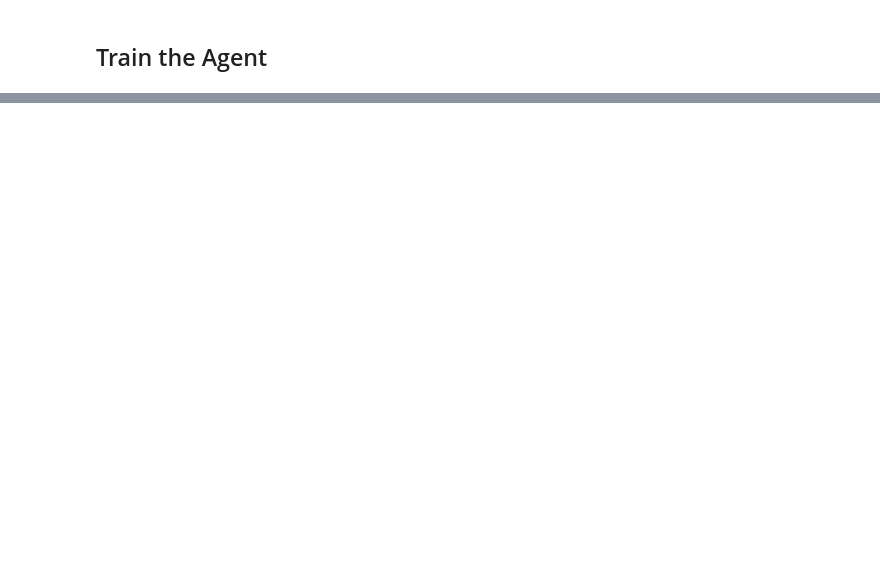
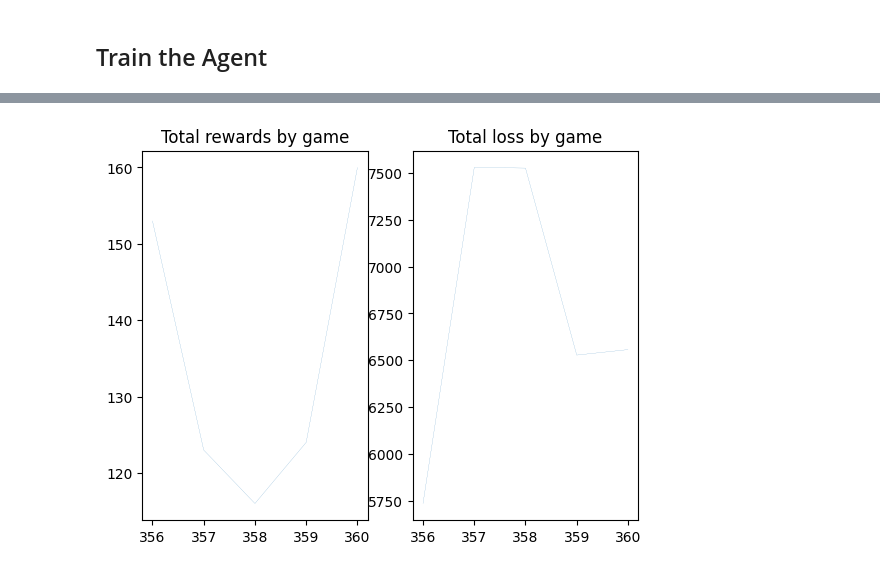
Before and after one commit to shogi-ai/environment, a Jupyter notebook: src/shogi_training.ipynb, the cells around one changed output, grey strips where cells are left out. Cells and saved outputs as stored; diff of their text form; code cells hidden in the pictures; blank space fills up the shorter version.

Commit message:
Added final training tuning shogi and game history

```diff
--- a/src/shogi_training.ipynb
+++ b/src/shogi_training.ipynb
@@ -20,7 +52,7 @@ def play_game(environment: ShogiEnv, player: ShogiAgent) -> (float, bool, bool):
     terminated = False
     truncated = False
     state = environment.reset()
-    agent.reset()
+    # agent.reset()
 
     while not terminated and not truncated:
         current_state = state
@@ -32,7 +64,7 @@ def play_game(environment: ShogiEnv, player: ShogiAgent) -> (float, bool, bool):
         next_state_valid_moves, _ = player.mask_and_valid_moves(environment)
 
         # Update the player
-        player.adaptive_e_greedy()
+        # player.adaptive_e_greedy()
         player.remember(
             1 + reward,
             mask_index,
@@ -51,8 +83,3 @@ def play_game(environment: ShogiEnv, player: ShogiAgent) -> (float, bool, bool):
     return rewards, terminated, truncated, losses
 # %% [markdown]
 ## Train the Agent
-# %%
-start = time.time()
-reward_list, _terminated, _truncated, loss_list = play_game(env, agent)
-end = time.time()
-print(end - start)
@@ -62,11 +86,28 @@ print(sum(reward_list))
 # %%
 progress = []
+# %%
+df = pd.read_csv("progress.csv")
+
+for i in range(len(df)):
+    progress.append(
+        {
+            "reward": df["reward"].values[i],
+            "loss": df["loss"].values[i],
+            "terminated": df["terminated"].values[i],
+            "truncated": df["truncated"].values[i],
+            "duration": df["duration"].values[i]
+        }
+    )
 # %%
-for i in range(1):
+agent.reset()
+
+for i in range(11):
     start = time.time()
     reward_list, _terminated, _truncated, loss_list = play_game(env, agent)
+    # Update the agent
+    agent.adaptive_e_greedy()
     end = time.time()
-    print(f"{i}: {end - start}")
+    print(f"{i}: {end - start} seconds, {sum(reward_list)} reward, {sum(loss_list)} loss")
 
     progress.append(
         {
@@ -80,13 +133,17 @@ for i in range(1):
 # %%
 df = pd.DataFrame.from_records(progress)
 
+plot_df = df.tail(5)
+
 fig, (ax1, ax2) = plt.subplots(1, 2)
 
-ax1.plot(df.index, df["reward"], linewidth=0.1)
+ax1.plot(plot_df.index, plot_df["reward"], linewidth=0.1)
 ax1.set_title("Total rewards by game")
 
-ax2.plot(df.index, df["loss"], linewidth=0.1)
+ax2.plot(plot_df.index, plot_df["loss"], linewidth=0.1)
 ax2.set_title("Total loss by game")
 
 # Show the plot
 plt.show()
+# %% [output]
+[figure, added]
```
Also changed, not shown: parts of 12 cells of this notebook, 5 other files.
